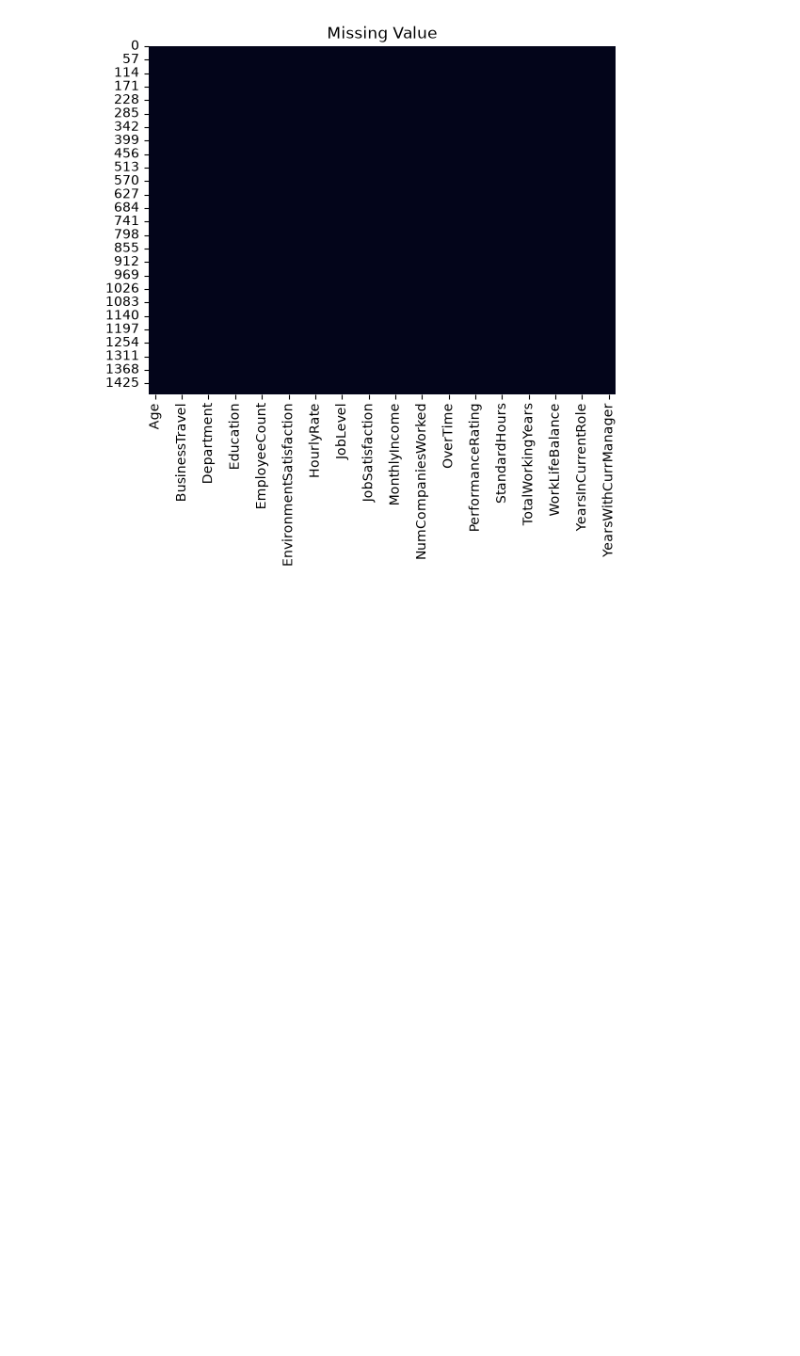
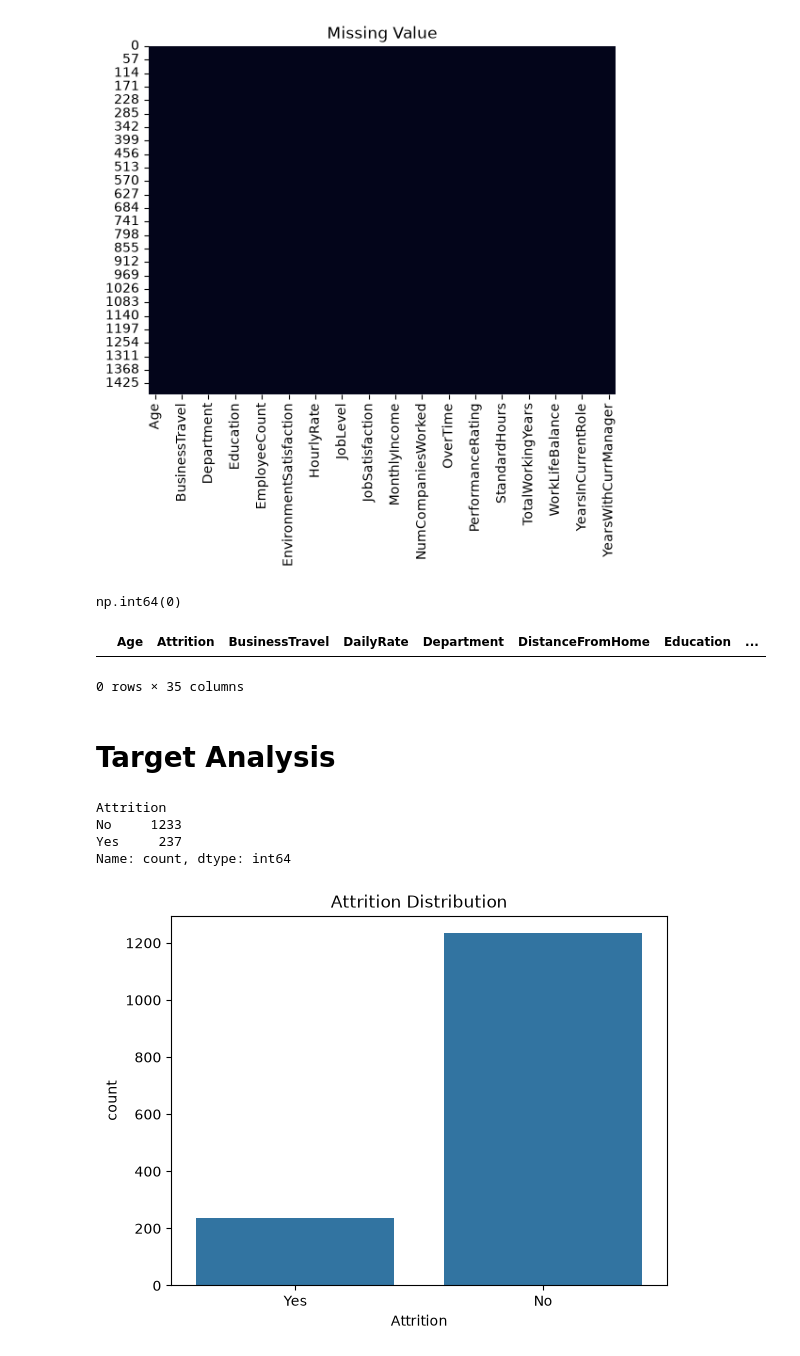
Before and after one commit to jakhongirkupalov/EMPLOYEE_ATTRITION_PROJECT, a Jupyter notebook: Notebook/EDA.ipynb, the cells around one changed output. Saved outputs shown, nothing was run; the diff lists cells and outputs as text; code cells hidden in the pictures; blank space fills up the shorter version.

```diff
--- a/Notebook/EDA.ipynb
+++ b/Notebook/EDA.ipynb
@@ -91,3 +91,31 @@ plt.title("Missing Value")
 plt.show()
 # %% [output]
 [figure]
+# %%
+df.duplicated().sum()
+# %% [output]
+np.int64(0)
+# %%
+df[df.duplicated()]
+# %% [output]
+|  | Age | Attrition | BusinessTravel | DailyRate | Department | DistanceFromHome | Education | ... |
+0 rows × 35 columns
+# %% [markdown]
+# Target Analysis
+# %%
+df["Attrition"].value_counts()
+# %% [output]
+Attrition
+No     1233
+Yes     237
+Name: count, dtype: int64
+# %%
+sns.countplot(
+    data = df,
+    x = "Attrition"
+)
+
+plt.title("Attrition Distribution")
+plt.show()
+# %% [output]
+[figure, added]
```
Also changed, not shown: parts of 21 cells of this notebook.
